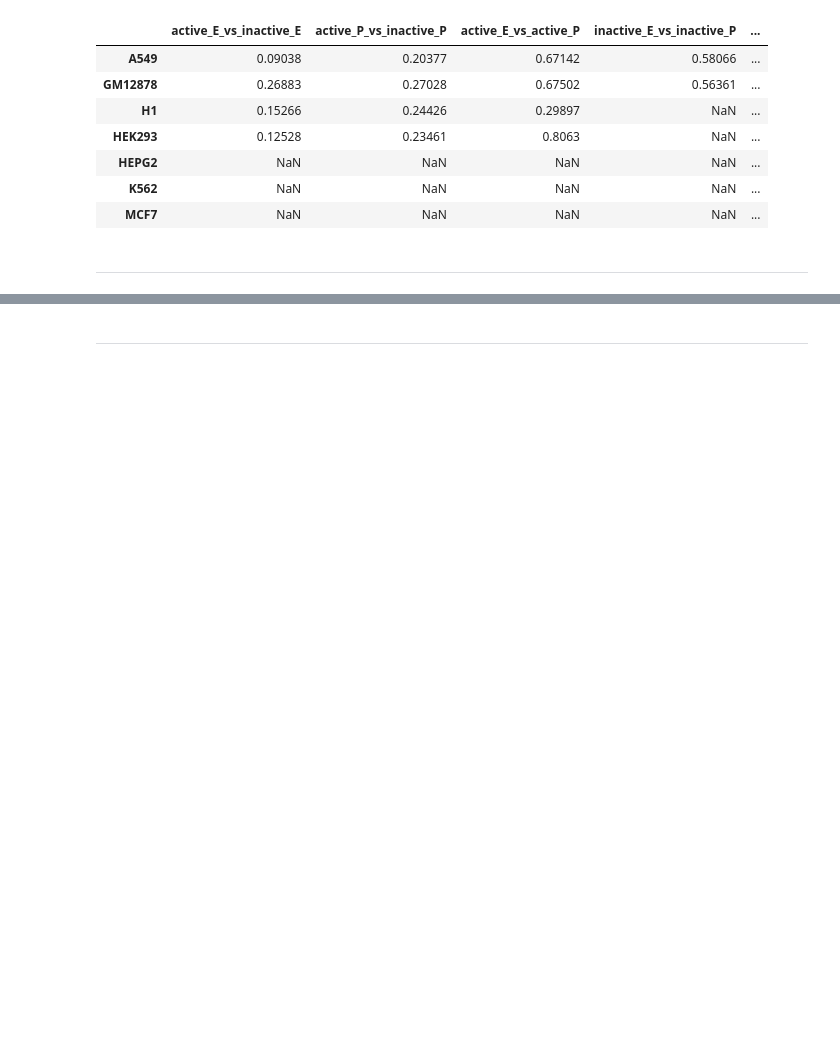
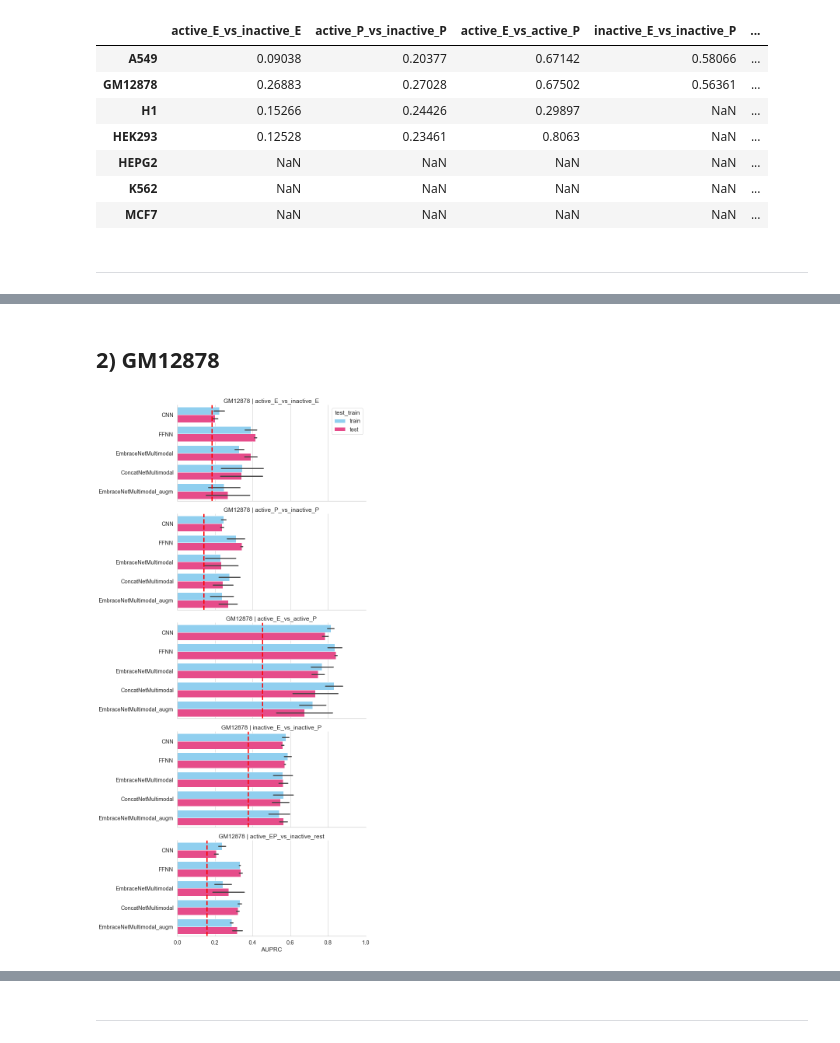
Before and after one commit to nikiiny/Prediction-of-Active-and-Inactive-Regulatory-Regions-with-Embracenet-Multimodal-Neural-Network-, a Jupyter notebook: Results_Visualisation.ipynb, the cells around one changed output, grey strips where cells are left out. Cells and saved outputs as stored; diff of their text form; code cells hidden in the pictures; blank space fills up the shorter version.

```diff
--- a/Results_Visualisation.ipynb
+++ b/Results_Visualisation.ipynb
@@ -119,0 +126,9 @@ plot_scores(cells=CELL_LINES, models=['FFNN','CNN', 'EmbraceNetMultimodal', 'Con
+# %% [markdown]
+## 2) GM12878
+# %%
+cell_line = CELL_LINES[1]
+plot_scores(cells=cell_line,
+            models=['FFNN','CNN', 'EmbraceNetMultimodal', 'ConcatNetMultimodal', 'EmbraceNetMultimodal_augm'],
+            palette=0)
+# %% [output]
+[figure, added]
```
Also changed, not shown: parts of 48 cells of this notebook, 17 other files.
